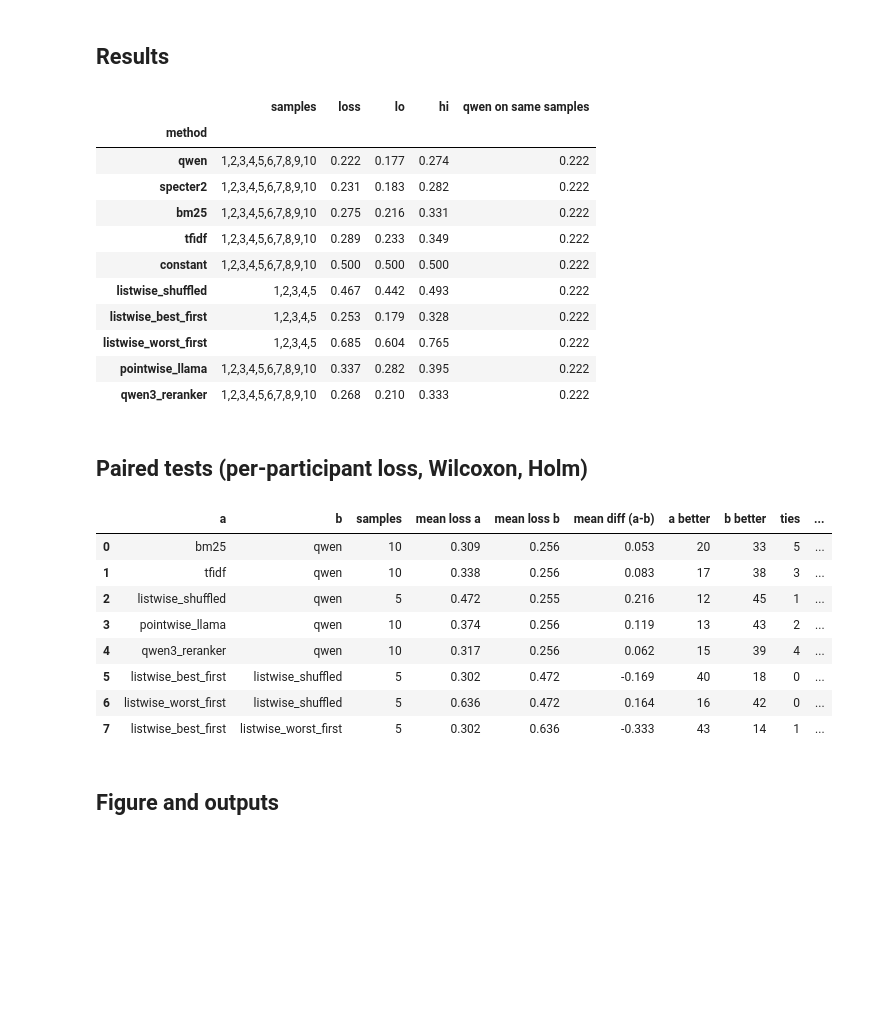
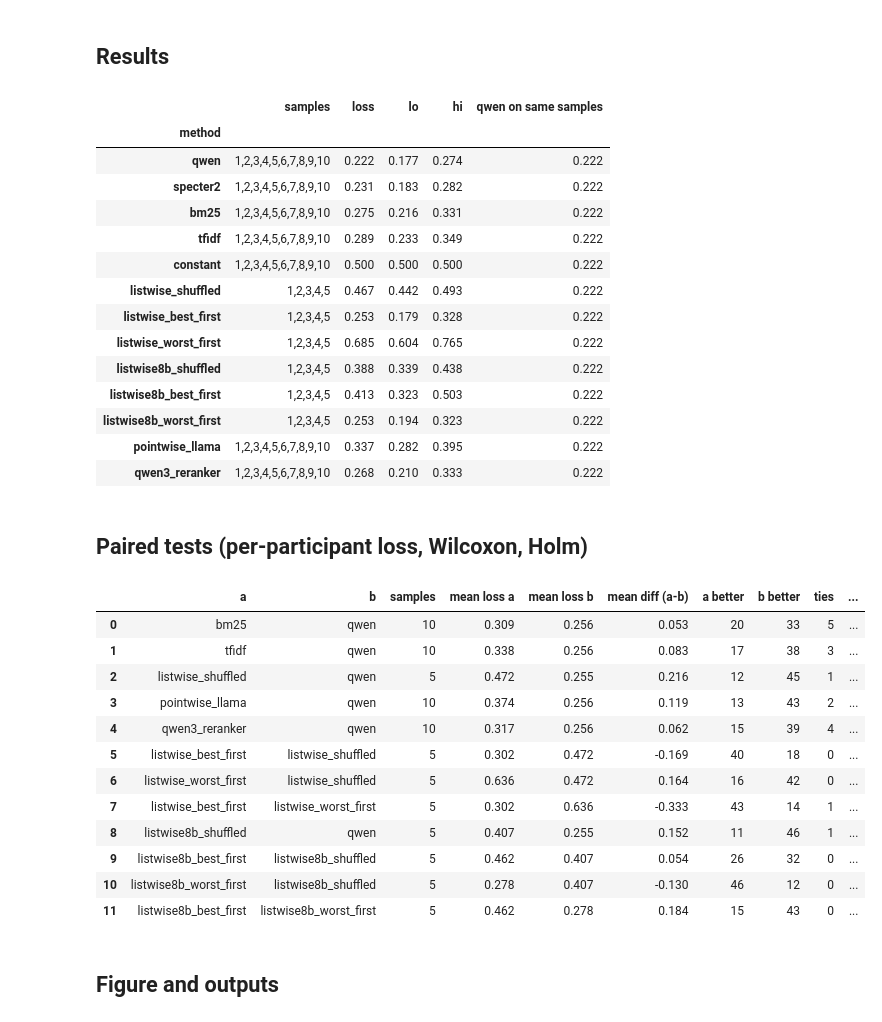
Before and after one commit to senaoz/SWE-599, a Jupyter notebook: research/v2/17_llm_goldstandard.ipynb, the cells around one changed output. Cells and saved outputs as stored; diff of their text form; code cells hidden in the pictures; blank space fills up the shorter version.

```diff
--- a/research/v2/17_llm_goldstandard.ipynb
+++ b/research/v2/17_llm_goldstandard.ipynb
@@ -144,7 +171,8 @@ NAMES = {"qwen": "Qwen3-Embedding-8B (max)", "specter2": "SPECTER2 [CLS] (max)",
          "tfidf": "TF-IDF (max)", "listwise_shuffled": "Listwise Llama, shuffled",
          "listwise_best_first": "Listwise Llama, best-first", "listwise_worst_first": "Listwise Llama, worst-first",
          "pointwise_llama": "Pointwise Llama (profile titles)", "qwen3_reranker": "Qwen3-Reranker-4B (max)",
-         "constant": "Constant"}
+         "constant": "Constant",
+         **{f"listwise8b_{o}": f"Listwise Llama 3.1 8B, {o.replace('_', '-')}" for o in gs.ORDERS}}
 rows = []
 for name, P in preds.items():
     point, lo, hi = bc.bootstrap_ci(P, refs, N_BOOT, SEED)
@@ -164,6 +192,9 @@ results.round(3)
 | listwise_shuffled | 1,2,3,4,5 | 0.467 | 0.442 | 0.493 | 0.222 |
 | listwise_best_first | 1,2,3,4,5 | 0.253 | 0.179 | 0.328 | 0.222 |
 | listwise_worst_first | 1,2,3,4,5 | 0.685 | 0.604 | 0.765 | 0.222 |
+| listwise8b_shuffled | 1,2,3,4,5 | 0.388 | 0.339 | 0.438 | 0.222 |
+| listwise8b_best_first | 1,2,3,4,5 | 0.413 | 0.323 | 0.503 | 0.222 |
+| listwise8b_worst_first | 1,2,3,4,5 | 0.253 | 0.194 | 0.323 | 0.222 |
 | pointwise_llama | 1,2,3,4,5,6,7,8,9,10 | 0.337 | 0.282 | 0.395 | 0.222 |
 | qwen3_reranker | 1,2,3,4,5,6,7,8,9,10 | 0.268 | 0.210 | 0.333 | 0.222 |
 # %% [markdown]
@@ -178,36 +209,42 @@ def test_family(pairs):
     for a, b in pairs:
         S = [i for i in samples_of[a] if i in samples_of[b]]
         la, lb = per_participant(a, S), per_participant(b, S)
         diff = la - lb
         stat, p = wilcoxon(la, lb) if (diff != 0).any() else (np.nan, 1.0)
         out.append({"a": a, "b": b, "samples": len(S), "mean loss a": la.mean(), "mean loss b": lb.mean(),
                     "mean diff (a-b)": diff.mean(), "a better": int((diff < 0).sum()),
                     "b better": int((diff > 0).sum()), "ties": int((diff == 0).sum()), "W": stat, "p": p})
     t = pd.DataFrame(out)
     t["p_holm"] = holm(t["p"].tolist())
     return t
 
 fam1 = [(m, "qwen") for m in ("bm25", "tfidf", "listwise_shuffled", "pointwise_llama", "qwen3_reranker") if m in preds]
 fam2 = [("listwise_best_first", "listwise_shuffled"), ("listwise_worst_first", "listwise_shuffled"),
         ("listwise_best_first", "listwise_worst_first")]
-t1, t2 = test_family(fam1), test_family(fam2)
-t1["family"], t2["family"] = 1, 2
-tests = pd.concat([t1, t2], ignore_index=True)
+fam3 = [("listwise8b_shuffled", "qwen"), ("listwise8b_best_first", "listwise8b_shuffled"),
+        ("listwise8b_worst_first", "listwise8b_shuffled"), ("listwise8b_best_first", "listwise8b_worst_first")]
+t1, t2, t3 = test_family(fam1), test_family(fam2), test_family(fam3)
+t1["family"], t2["family"], t3["family"] = 1, 2, 3
+tests = pd.concat([t1, t2, t3], ignore_index=True)
 show = tests.copy()
 num = [c for c in show.columns if c.startswith(("mean", "W"))]
 show[num] = show[num].round(3)
 show[["p", "p_holm"]] = show[["p", "p_holm"]].map(lambda x: f"{x:.2e}")   # p-values never rounded to 0
 show
 # %% [output]
 |  | a | b | samples | mean loss a | mean loss b | mean diff (a-b) | a better | b better | ties | ... |
 | 0 | bm25 | qwen | 10 | 0.309 | 0.256 | 0.053 | 20 | 33 | 5 | ... |
 | 1 | tfidf | qwen | 10 | 0.338 | 0.256 | 0.083 | 17 | 38 | 3 | ... |
 | 2 | listwise_shuffled | qwen | 5 | 0.472 | 0.255 | 0.216 | 12 | 45 | 1 | ... |
 | 3 | pointwise_llama | qwen | 10 | 0.374 | 0.256 | 0.119 | 13 | 43 | 2 | ... |
 | 4 | qwen3_reranker | qwen | 10 | 0.317 | 0.256 | 0.062 | 15 | 39 | 4 | ... |
 | 5 | listwise_best_first | listwise_shuffled | 5 | 0.302 | 0.472 | -0.169 | 40 | 18 | 0 | ... |
 | 6 | listwise_worst_first | listwise_shuffled | 5 | 0.636 | 0.472 | 0.164 | 16 | 42 | 0 | ... |
 | 7 | listwise_best_first | listwise_worst_first | 5 | 0.302 | 0.636 | -0.333 | 43 | 14 | 1 | ... |
+| 8 | listwise8b_shuffled | qwen | 5 | 0.407 | 0.255 | 0.152 | 11 | 46 | 1 | ... |
+| 9 | listwise8b_best_first | listwise8b_shuffled | 5 | 0.462 | 0.407 | 0.054 | 26 | 32 | 0 | ... |
+| 10 | listwise8b_worst_first | listwise8b_shuffled | 5 | 0.278 | 0.407 | -0.130 | 46 | 12 | 0 | ... |
+| 11 | listwise8b_best_first | listwise8b_worst_first | 5 | 0.462 | 0.278 | 0.184 | 15 | 43 | 0 | ... |
 # %% [markdown]
 ## Figure and outputs
 # %%
```
Also changed, not shown: parts of 9 cells of this notebook, 20 other files.
